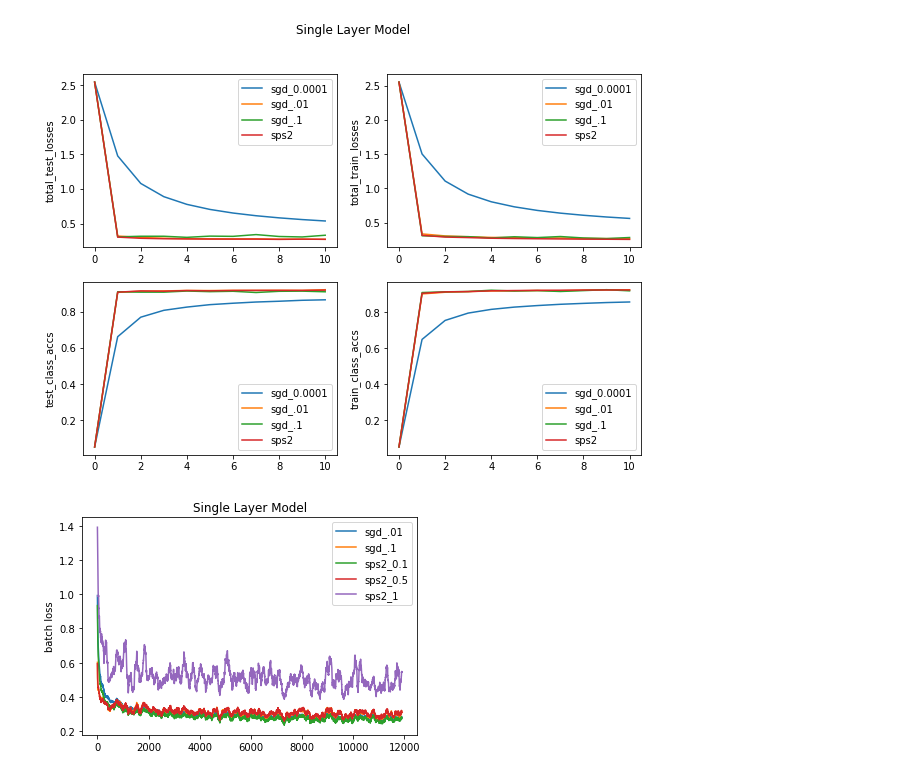
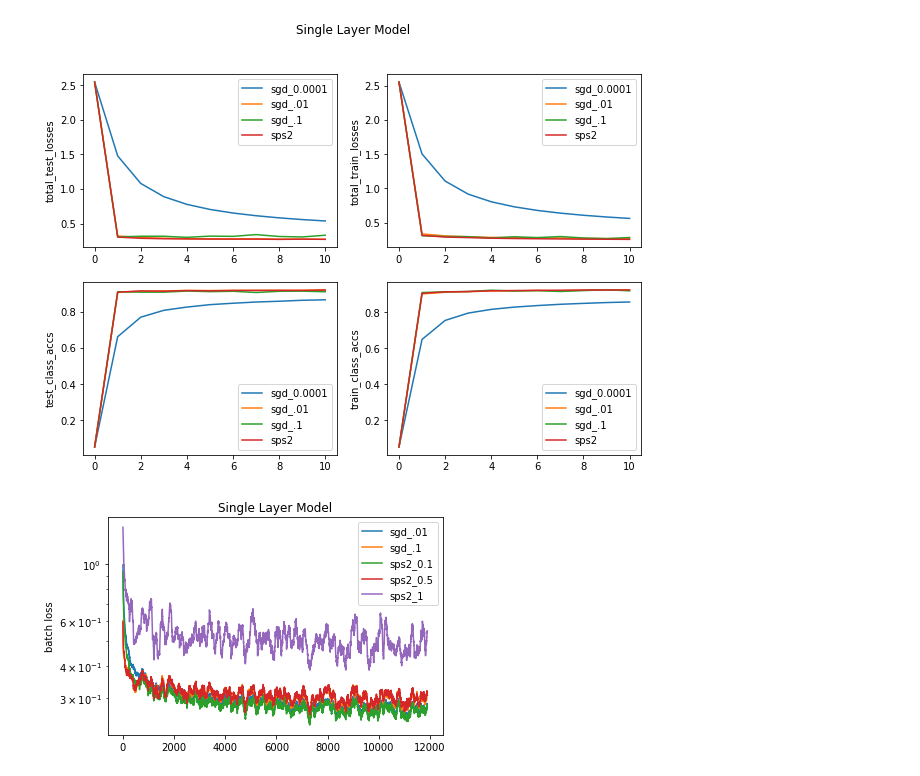
Before and after one commit to wswartworth/non_convex_sps2, a Jupyter notebook: Untitled.ipynb, the cells around one changed output. Saved outputs shown, nothing was run; the diff lists cells and outputs as text; code cells hidden in the pictures.

```diff
--- a/Untitled.ipynb
+++ b/Untitled.ipynb
@@ -93,16 +93,19 @@ plt.show()
 [figure]
 # %%
 exps =  ['sgd_convex_med_lr', 'sgd_convex_large_lr', 'convex_stepsize_0.1', 'convex_stepsize_0.5', 'convex_stepsize_1' ]
+#exps =  ['sgd_small_med_lr', 'sgd_small_large_lr', 'small_stepsize_0.1', 'small_stepsize_0.5' ]
+
 labels = [ 'sgd_.01', 'sgd_.1', 'sps2_0.1', 'sps2_0.5', 'sps2_1']
 
 plt.title('Single Layer Model')
+plt.yscale('log')
 
 for exp_name,label in zip(exps,labels):
     data = load_data(exp_name)
     plt.plot(MA(data['batch_losses'],100), label=label)
     plt.ylabel('batch loss')
 
 plt.legend()
 plt.show()
 # %% [output]
-[figure, old version]
+[figure, new version]
```
Also changed, not shown: parts of 1 cell of this notebook, 36 other files.
